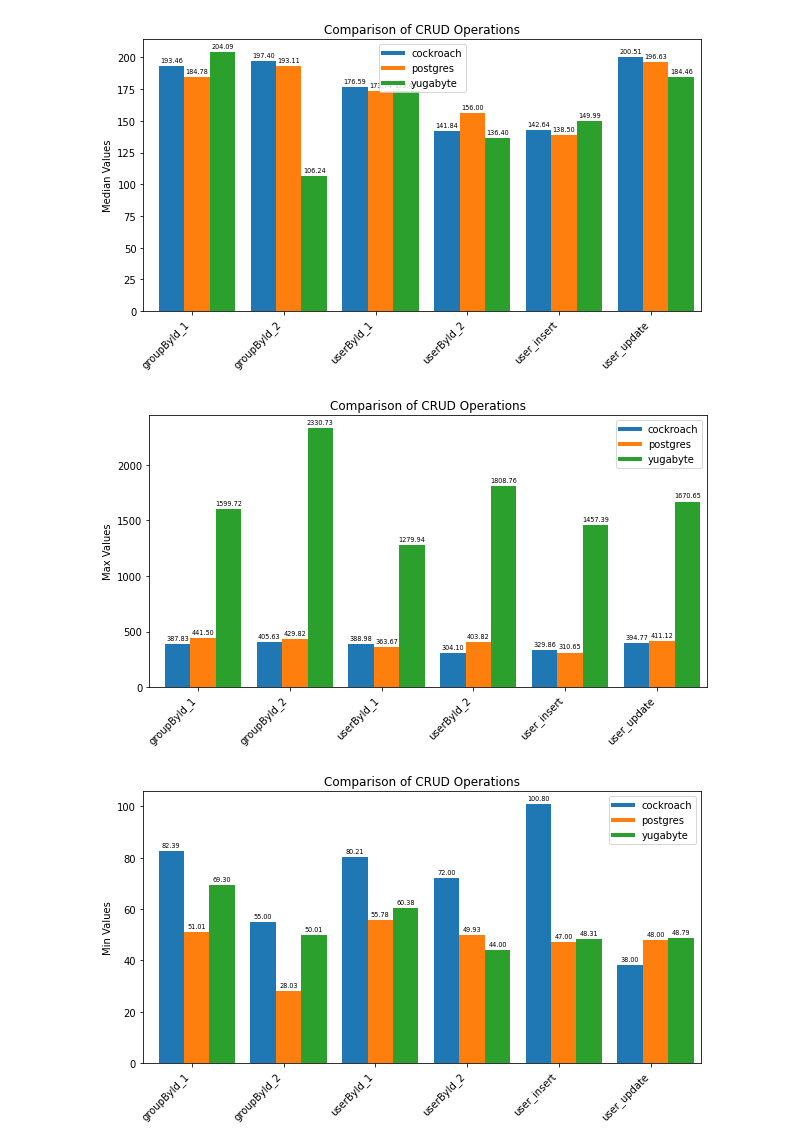
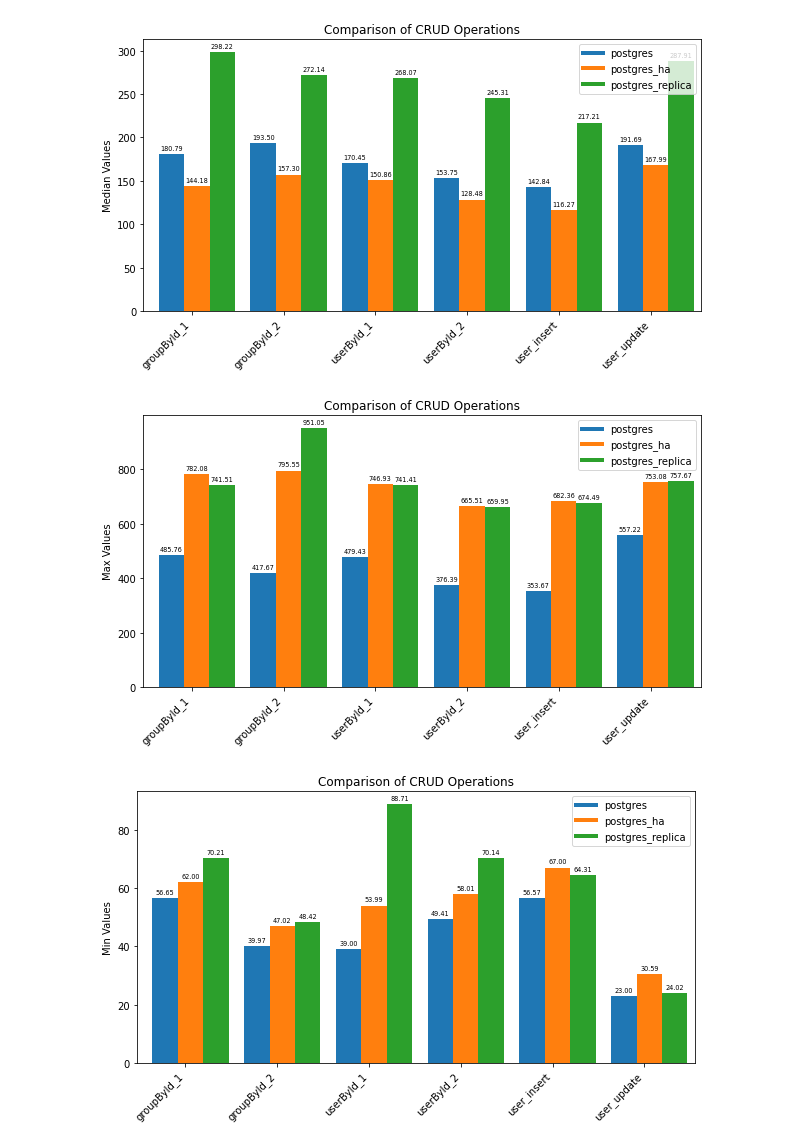
Before and after one commit to DangQuyTaiKB/DB_Performance, a Jupyter notebook: _Test/Performance/Test_v3/_code/compare.ipynb, the cells around one changed output. Cells and saved outputs as stored; diff of their text form; code cells hidden in the pictures.

Commit message:
Update PostgreSQL performance

```diff
--- a/_Test/Performance/Test_v3/_code/compare.ipynb
+++ b/_Test/Performance/Test_v3/_code/compare.ipynb
@@ -275,8 +275,10 @@ class StatisticsGenerator:
             doc.save(output_docx_path)
 # %%
 folder_path_1 = 'D:/Documents/Unob_7/STC/STC_code/DB_Performance/_Test/Performance/Test_v3/postgres'
-folder_path_2 = 'D:/Documents/Unob_7/STC/STC_code/DB_Performance/_Test/Performance/Test_v3/cockroach'
-folder_path_3 = 'D:/Documents/Unob_7/STC/STC_code/DB_Performance/_Test/Performance/Test_v3/yugabyte'
+# folder_path_2 = 'D:/Documents/Unob_7/STC/STC_code/DB_Performance/_Test/Performance/Test_v3/cockroach'
+# folder_path_3 = 'D:/Documents/Unob_7/STC/STC_code/DB_Performance/_Test/Performance/Test_v3/yugabyte'
+folder_path_2 = 'D:/Documents/Unob_7/STC/STC_code/DB_Performance/_Test/Performance/Test_v3/postgres_replica'
+folder_path_3 = 'D:/Documents/Unob_7/STC/STC_code/DB_Performance/_Test/Performance/Test_v3/postgres_ha'
 
 folder_paths = [folder_path_1, folder_path_2, folder_path_3]
 
@@ -292,3 +294,3 @@ yugabyte: {'groupById_1': 262.14351177215576, 'groupById_2': 317.38396644592285,
-[figure, old version]
+[figure, new version]
-[figure, old version]
+[figure, new version]
-[figure, old version]
+[figure, new version]
```
Also changed, not shown: parts of 1 cell of this notebook, 54 other files.
